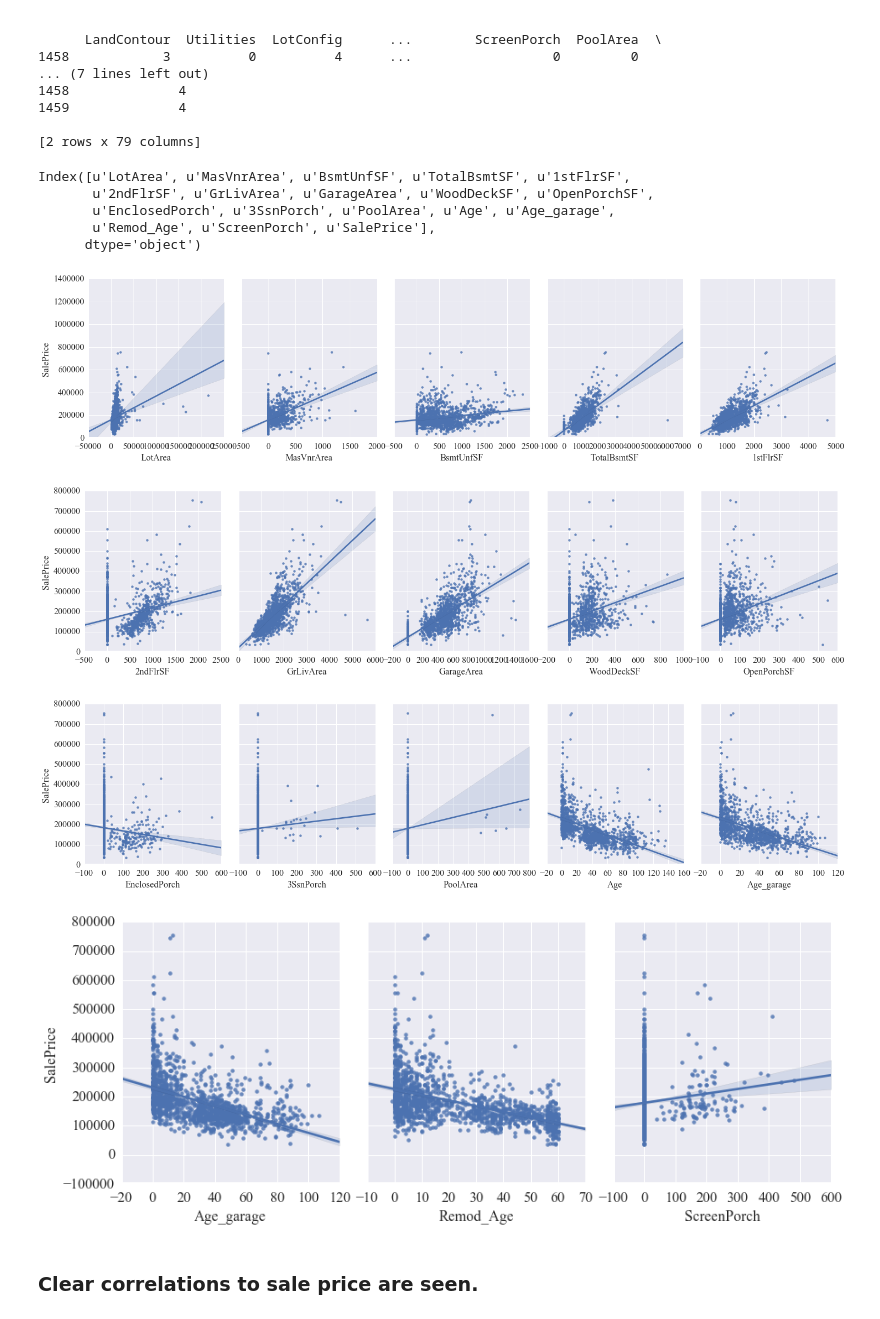
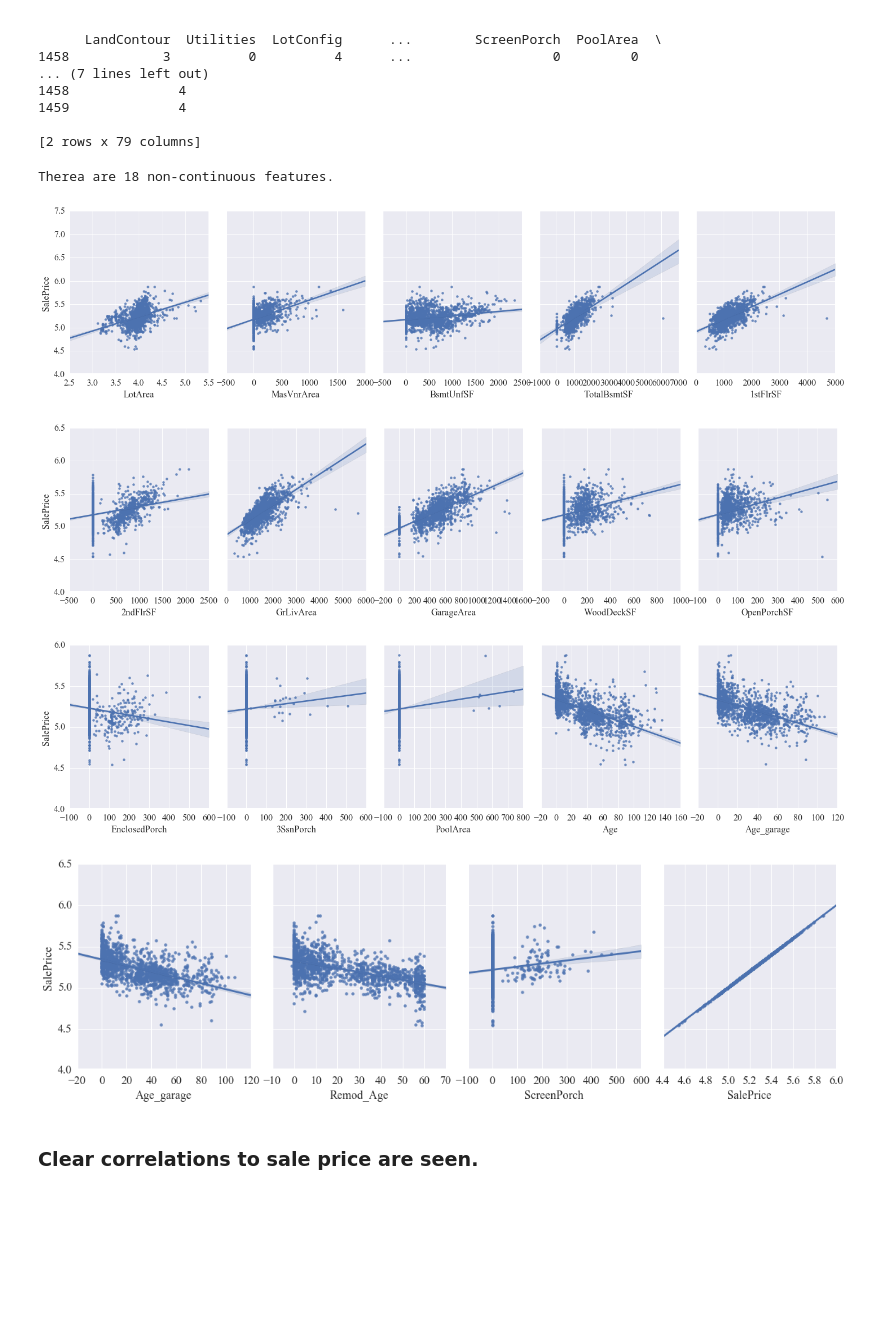
Before and after one commit to gmsardane/Predicting-Ames-Housing-Prices, a Jupyter notebook: Exploring and Predicting Ames Housing Prices.ipynb, the cells around one changed output. Drawn from its saved outputs; the diff is of its cells as text; code cells hidden in the pictures; blank space fills up the shorter version.

```diff
--- a/Exploring and Predicting Ames Housing Prices.ipynb
+++ b/Exploring and Predicting Ames Housing Prices.ipynb
@@ -197,25 +197,22 @@ for feature in X_all.columns:
     if max(X_all[feature]) > 500:
         feature_continuous.append(feature)
 data_continuous =  pd.DataFrame(X_all, columns=feature_continuous)
-data_continuous.LotArea = data_continuous.LotArea
+data_continuous.LotArea = np.log10(data_continuous.LotArea)
+#data_continuous.TotalBsmtSF = np.log10(data_continuous.TotalBsmtSF)
 #Combine the Year Built and the year sold into an Age.
 data_continuous['Age'] = data_continuous.YrSold - data_continuous.YearBuilt
 data_continuous['Age_garage'] = data_continuous.YrSold - data_continuous.GarageYrBlt
 data_continuous['Remod_Age'] = data_continuous.YrSold - data_continuous.YearRemodAdd
 #data_continuous['Avg_Age'] = np.sqrt(data_continuous.Age**2+data_continuous.Remod_Age**2)
 data_continuous['ScreenPorch'] = data['ScreenPorch']
-data_continuous['SalePrice'] = y_all
+data_continuous['SalePrice'] = np.log10(y_all)
 data_continuous =data_continuous.drop(['YearBuilt', 'YrSold',
                                        'YearRemodAdd', 'LowQualFinSF', 'GarageYrBlt',
                                        'MiscVal', 'BsmtFinSF1', 'BsmtFinSF2'], axis=1)
 
-data_continuous.columns
+print "Therea are {} non-continuous features.".format(len(data_continuous.columns))
 # %% [output]
-Index([u'LotArea', u'MasVnrArea', u'BsmtUnfSF', u'TotalBsmtSF', u'1stFlrSF',
-       u'2ndFlrSF', u'GrLivArea', u'GarageArea', u'WoodDeckSF', u'OpenPorchSF',
-       u'EnclosedPorch', u'3SsnPorch', u'PoolArea', u'Age', u'Age_garage',
-       u'Remod_Age', u'ScreenPorch', u'SalePrice'],
-      dtype='object')
+Therea are 18 non-continuous features.
 # %%
 def pairsplot(df, features):
     sns.pairplot(df, x_vars=features, y_vars=["SalePrice"],
@@ -223,13 +220,13 @@ def pairsplot(df, features):
 # %%
 for j in range(0, len(data_continuous.columns)-5, 5):
     pairsplot(data_continuous, data_continuous.columns[j:j+5])
     plt.ylim(4,)
-pairsplot(data_continuous, data_continuous.columns[14:17])
+pairsplot(data_continuous, data_continuous.columns[14:19])
 # %% [output]
-[figure, old version]
+[figure, new version]
-[figure, old version]
+[figure, new version]
-[figure, old version]
+[figure, new version]
-[figure, old version]
+[figure, new version]
 # %% [markdown]
 ### Clear correlations to sale price are seen.
 # %%
```
Also changed, not shown: parts of 29 cells of this notebook, 1 other file.
